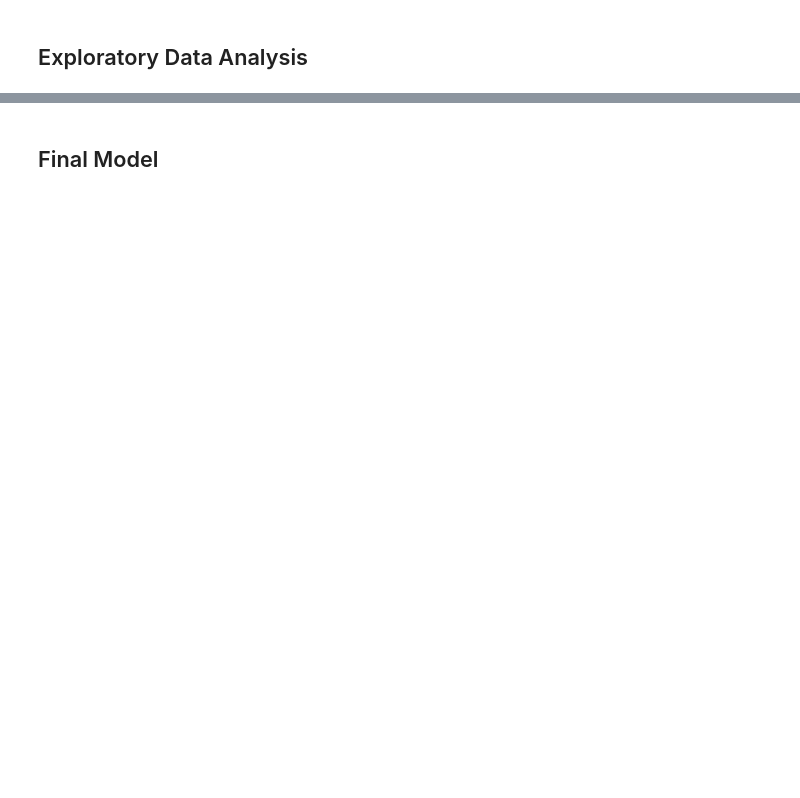
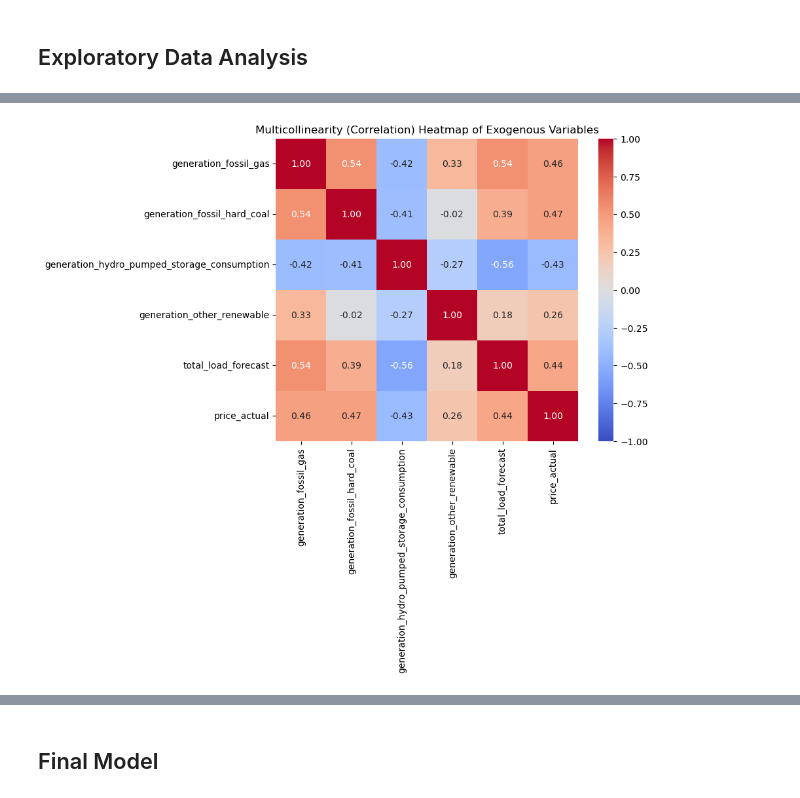
Before and after one commit to MattHendo/Time-Series-Energy-Markets, a Jupyter notebook: Time_Series_Energy_Markets.ipynb, the cells around one changed output, grey strips where cells are left out. Saved outputs shown, nothing was run; the diff lists cells and outputs as text; code cells hidden in the pictures; blank space fills up the shorter version.

Commit message:
added exogenous variable feature selection

```diff
--- a/Time_Series_Energy_Markets.ipynb
+++ b/Time_Series_Energy_Markets.ipynb
@@ -151,0 +173,23 @@ dtype: int64
+# %%
+import warnings
+
+# Suppress all warnings
+warnings.filterwarnings('ignore')
+
+
+data['time'] = pd.to_datetime(data['time'])
+data = data.set_index('time')
+
+type(data)
+#data = data.drop(columns=['generation_hydro_pumped_storage_aggregated',
+#                          'forecast_wind_offshore_eday_ahead'])
+
+# Loop over the columns of 'data' (not 'df')
+for column in data.columns:
+    # Step 1: Interpolate within the time series
+    data[column] = data[column].interpolate(method='time')
+
+    # Step 2: Fill any remaining gaps (like at the start)
+    data[column] = data[column].fillna(method='bfill')
+
+data = data.drop(columns = ['generation_hydro_pumped_storage_aggregated', 'forecast_wind_offshore_eday_ahead'])
@@ -151,0 +248,24 @@ dtype: int64
+# %%
+import pandas as pd
+import matplotlib.pyplot as plt
+import seaborn as sns
+
+selection = [
+    'generation_fossil_gas',
+    'generation_fossil_hard_coal',
+    'generation_hydro_pumped_storage_consumption',
+    'generation_other_renewable',
+    'total_load_forecast',
+    'price_actual'
+]
+
+# Compute correlation matrix
+corr_matrix = data[selection].corr()
+
+# Plot heatmap
+plt.figure(figsize=(8, 6))
+sns.heatmap(corr_matrix, annot=True, fmt=".2f", cmap="coolwarm", vmin=-1, vmax=1, square=True)
+plt.title('Multicollinearity (Correlation) Heatmap of Exogenous Variables')
+plt.show()
+# %% [output]
+[figure, added]
```
Also changed, not shown: parts of 14 cells of this notebook.
